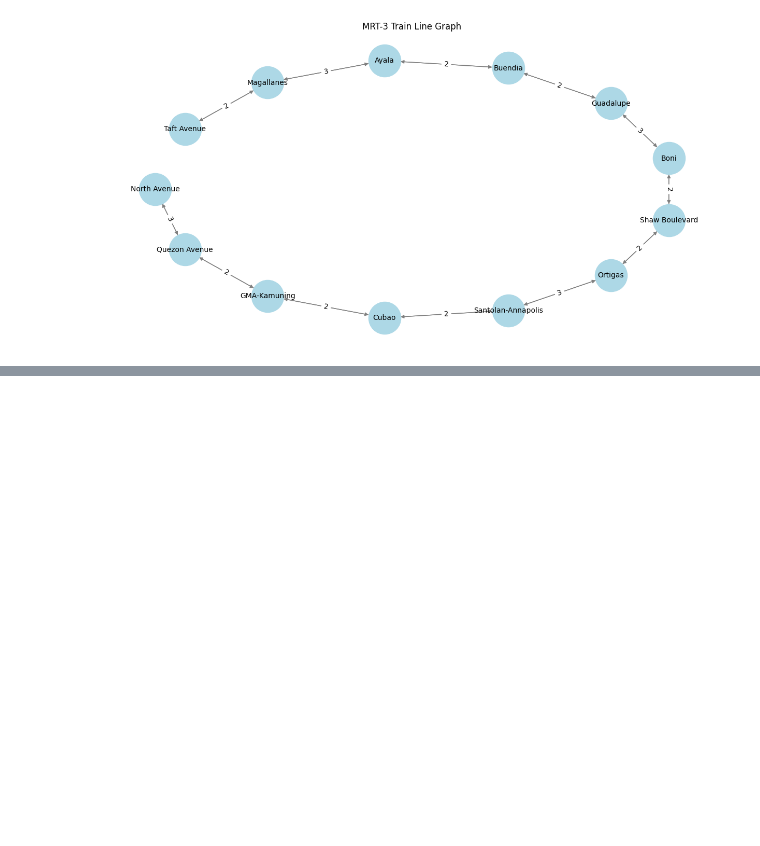
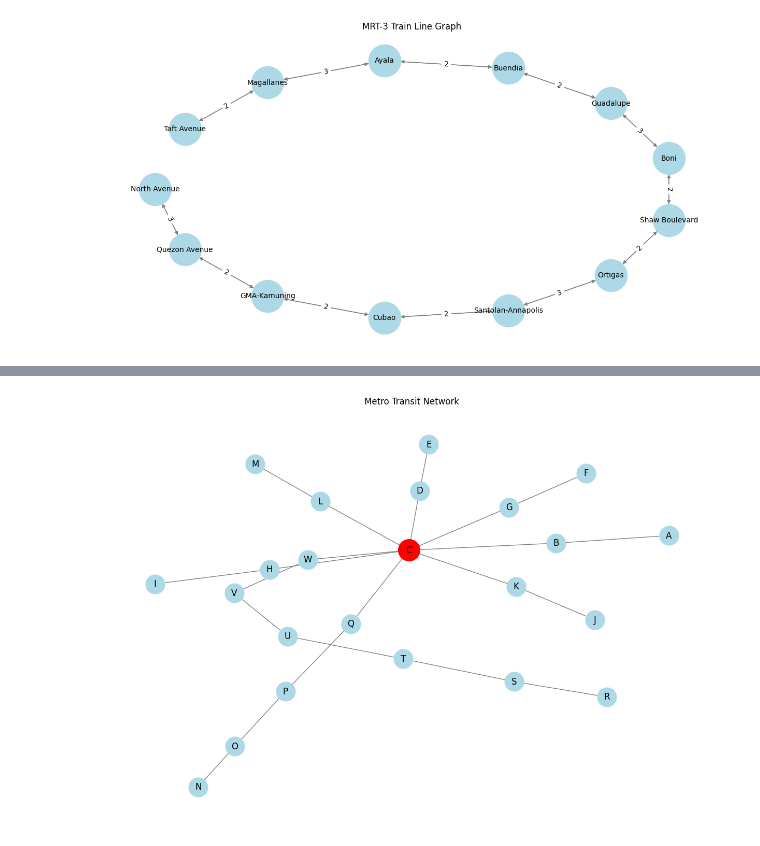
Before and after one commit to leon-pscl/CPE311_Computational-Thinking-with-Python, a Jupyter notebook: CaseStudy1/CPE311_CaseStudy1_Pascual,Moldez.ipynb, the cells around one changed output, grey strips where cells are left out. Drawn from its saved outputs; the diff is of its cells as text; code cells hidden in the pictures; blank space fills up the shorter version.

```diff
--- a/CaseStudy1/CPE311_CaseStudy1_Pascual,Moldez.ipynb
+++ b/CaseStudy1/CPE311_CaseStudy1_Pascual,Moldez.ipynb
@@ -367,0 +436,42 @@ plt.show()
+# %%
+import networkx as nx
+import matplotlib.pyplot as plt
+from collections import Counter
+
+def plot_transit_graph(routes, title):
+    G = nx.Graph()
+
+    # Add edges for each route
+    for route, stops in routes.items():
+        edges = [(stops[i], stops[i+1]) for i in range(len(stops)-1)]
+        G.add_edges_from(edges, route=route)
+
+    # Identify interchanges (stops appearing in multiple routes)
+    stop_counts = Counter(stop for stops in routes.values() for stop in stops)
+    interchanges = {stop for stop, count in stop_counts.items() if count > 1}
+
+    pos = nx.spring_layout(G, seed=42)
+
+    plt.figure(figsize=(12, 8))
+    nx.draw(G, pos, with_labels=True, node_size=700, node_color='lightblue', edge_color='gray')
+
+    # Highlight interchanges
+    if interchanges:
+        nx.draw_networkx_nodes(G, pos, nodelist=interchanges, node_color='red', node_size=900)
+
+    plt.title(title)
+    plt.show()
+
+# Define transit routes
+routes = {
+    "Train Line 1": ["A", "B", "C", "D", "E"],
+    "Train Line 2": ["F", "G", "C", "H", "I"],
+    "Bus Route 1": ["J", "K", "C", "L", "M"],
+    "Bus Route 2": ["N", "O", "P", "Q", "C"],
+    "Bus Route 3": ["R", "S", "T", "U", "V", "W", "C"]
+}
+
+# Plot the graph
+plot_transit_graph(routes, "Metro Transit Network")
+# %% [output]
+[figure, added]
```
Also changed, not shown: parts of 1 cell of this notebook.
